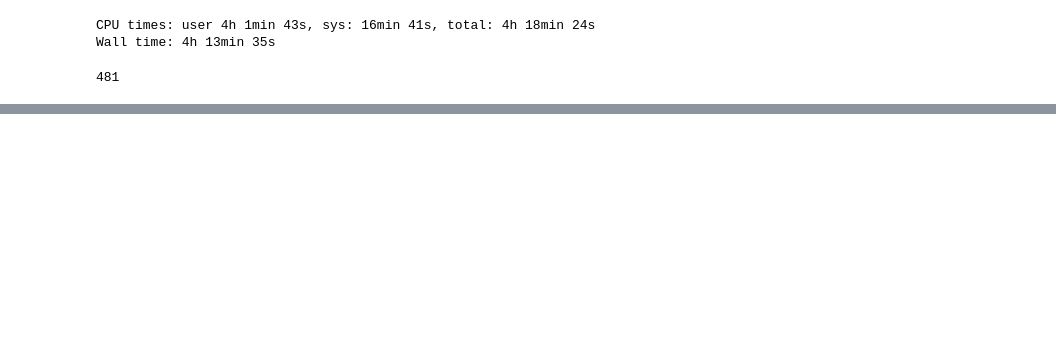
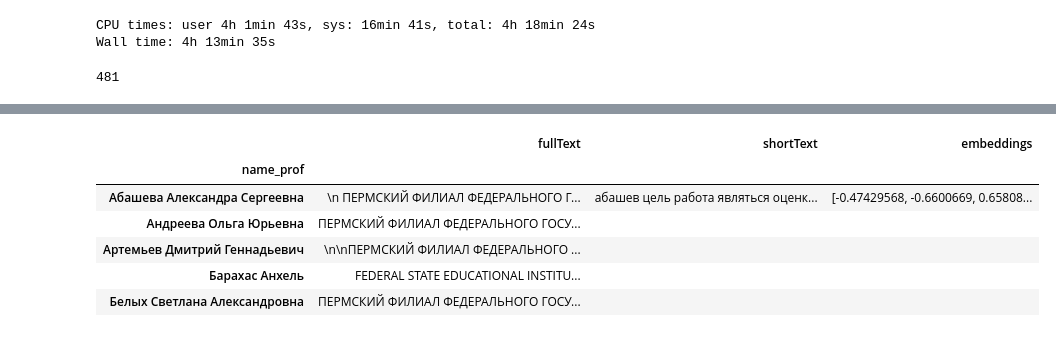
Before and after one commit to Samoed/CourseWork2, a Jupyter notebook: Summorizer.ipynb, the cells around one changed output, grey strips where cells are left out. Drawn from its saved outputs; the diff is of its cells as text; code cells hidden in the pictures; blank space fills up the shorter version.

```diff
--- a/Summorizer.ipynb
+++ b/Summorizer.ipynb
@@ -278,6 +202,9 @@ text
 # %%
+%%time
 modelSum = Summarizer(custom_model=custom_model, custom_tokenizer=custom_tokenizer)
-result = modelSum(text, min_length=20, max_length=100)
+result = modelSum(text)
 summary = "".join(result)
 print(len(summary), summary)
+#result = modelSum.run_embeddings(text, aggregate='mean')
+#result.shape
 # %% [output]
@@ -314,0 +251,6 @@ vkrText.to_csv('vkrTextShort.csv')
+# %%
+clearVkr = vkrText.loc[vkrText["fullText"].dropna().index, :]
+texts = clearVkr.groupby("name_prof")['fullText'].sum()
+# %%
+df = pd.DataFrame(texts)
+df.head()
@@ -314,0 +265,23 @@ vkrText.to_csv('vkrTextShort.csv')
+# %%
+%%time
+modelSum = Summarizer(custom_model=custom_model, custom_tokenizer=custom_tokenizer)
+df['shortText']=''
+df['embeddings']=''
+for row in tqdm(df.index):
+    #print(row, vkrText.loc[row, 'fullText'])
+    text = clearTextAfterGarbage(df.loc[row, 'fullText'])
+    result = modelSum(text, min_length=20, max_length=100)
+    embeddings = modelSum.run_embeddings(text[:1000000], aggregate='mean')
+    summary = "".join(result)
+    df.loc[row, 'shortText'] = summary
+    df.loc[row, 'embeddings'] = embeddings
+# %%
+df.head()
+# %% [output]
+|  | fullText | shortText | embeddings |
+| name_prof |  |  |  |
+| Абашева Александра Сергеевна | \n ПЕРМСКИЙ ФИЛИАЛ ФЕДЕРАЛЬНОГО Г... | абашев цель работа являться оценк... | [-0.47429568, -0.6600669, 0.65808... |
+| Андреева Ольга Юрьевна | ПЕРМСКИЙ ФИЛИАЛ ФЕДЕРАЛЬНОГО ГОСУ... |  |  |
+| Артемьев Дмитрий Геннадьевич | \n\nПЕРМСКИЙ ФИЛИАЛ ФЕДЕРАЛЬНОГО ... |  |  |
+| Барахас Анхель | FEDERAL STATE EDUCATIONAL INSTITU... |  |  |
+| Белых Светлана Александровна | ПЕРМСКИЙ ФИЛИАЛ ФЕДЕРАЛЬНОГО ГОСУ... |  |  |
```
Also changed, not shown: parts of 28 cells of this notebook, 1 other file.
